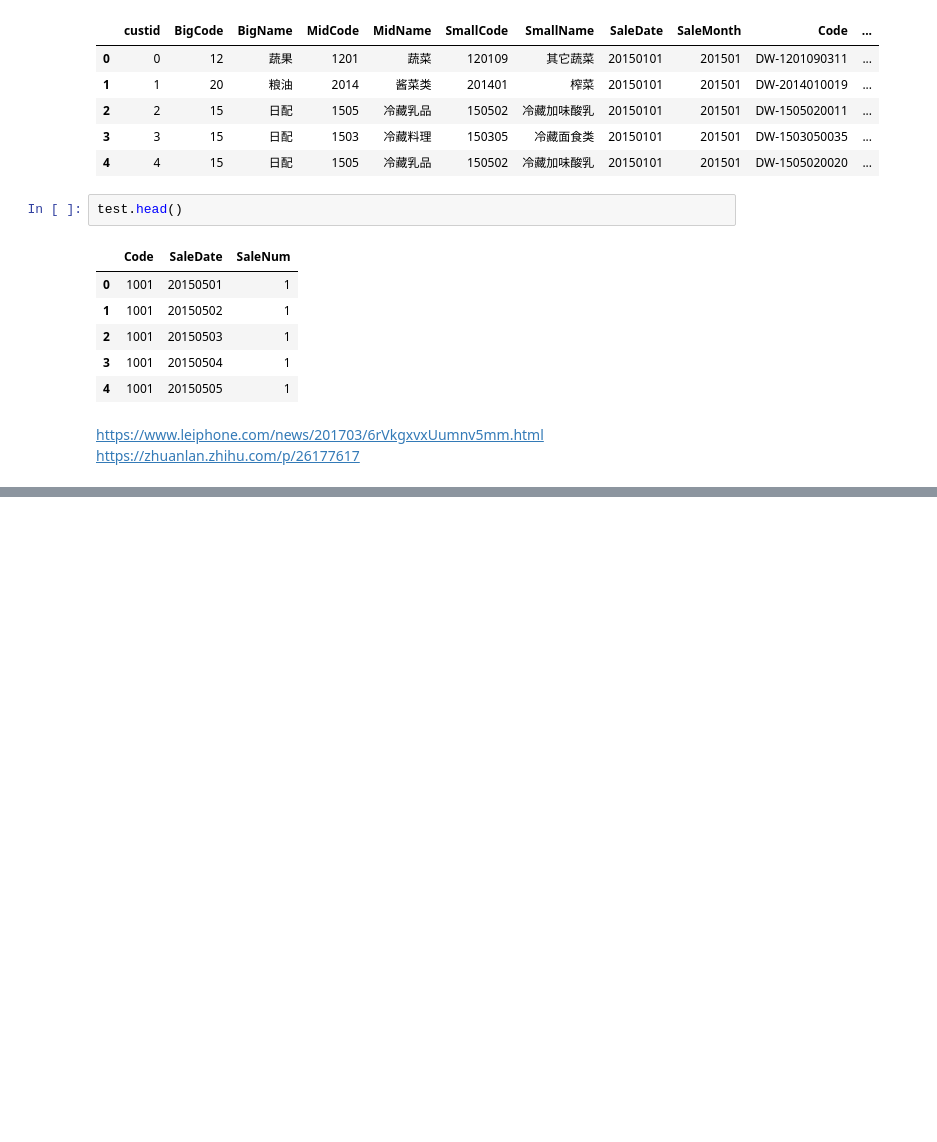
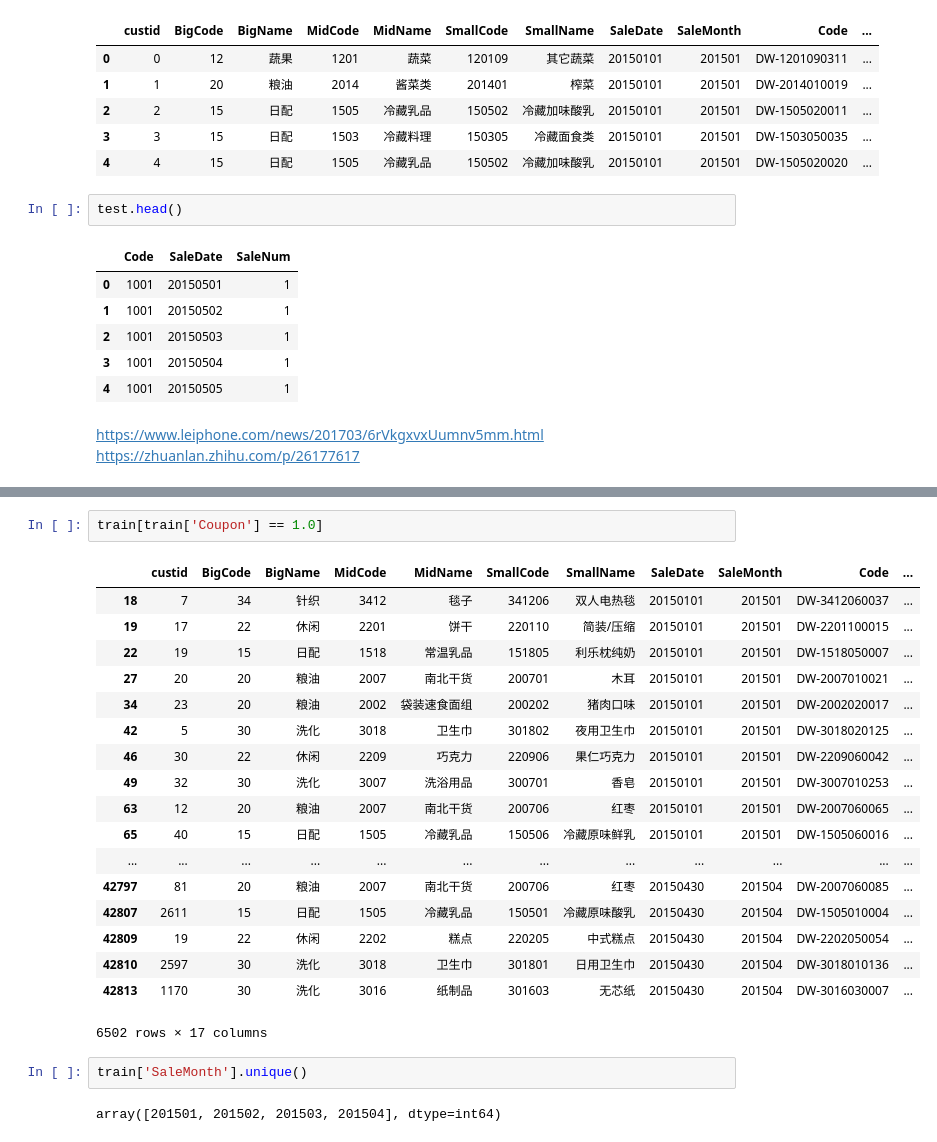
Before and after one commit to dereksjtu/MachineLearning_Matches, a Jupyter notebook: supermarket/EDA_supermarket.ipynb, the cells around one changed output, grey strips where cells are left out. Saved outputs shown, nothing was run; the diff lists cells and outputs as text; blank space fills up the shorter version.

```diff
--- a/supermarket/EDA_supermarket.ipynb
+++ b/supermarket/EDA_supermarket.ipynb
@@ -209,0 +231,25 @@ https://zhuanlan.zhihu.com/p/26177617
+# %%
+train[train['Coupon'] == 1.0]
+# %% [output]
+|  | custid | BigCode | BigName | MidCode | MidName | SmallCode | SmallName | SaleDate | SaleMonth | Code | ... |
+| 18 | 7 | 34 | 针织 | 3412 | 毯子 | 341206 | 双人电热毯 | 20150101 | 201501 | DW-3412060037 | ... |
+| 19 | 17 | 22 | 休闲 | 2201 | 饼干 | 220110 | 简装/压缩 | 20150101 | 201501 | DW-2201100015 | ... |
+| 22 | 19 | 15 | 日配 | 1518 | 常温乳品 | 151805 | 利乐枕纯奶 | 20150101 | 201501 | DW-1518050007 | ... |
+| 27 | 20 | 20 | 粮油 | 2007 | 南北干货 | 200701 | 木耳 | 20150101 | 201501 | DW-2007010021 | ... |
+| 34 | 23 | 20 | 粮油 | 2002 | 袋装速食面组 | 200202 | 猪肉口味 | 20150101 | 201501 | DW-2002020017 | ... |
+| 42 | 5 | 30 | 洗化 | 3018 | 卫生巾 | 301802 | 夜用卫生巾 | 20150101 | 201501 | DW-3018020125 | ... |
+| 46 | 30 | 22 | 休闲 | 2209 | 巧克力 | 220906 | 果仁巧克力 | 20150101 | 201501 | DW-2209060042 | ... |
+| 49 | 32 | 30 | 洗化 | 3007 | 洗浴用品 | 300701 | 香皂 | 20150101 | 201501 | DW-3007010253 | ... |
+| 63 | 12 | 20 | 粮油 | 2007 | 南北干货 | 200706 | 红枣 | 20150101 | 201501 | DW-2007060065 | ... |
+| 65 | 40 | 15 | 日配 | 1505 | 冷藏乳品 | 150506 | 冷藏原味鲜乳 | 20150101 | 201501 | DW-1505060016 | ... |
+| ... | ... | ... | ... | ... | ... | ... | ... | ... | ... | ... | ... |
+| 42797 | 81 | 20 | 粮油 | 2007 | 南北干货 | 200706 | 红枣 | 20150430 | 201504 | DW-2007060085 | ... |
+| 42807 | 2611 | 15 | 日配 | 1505 | 冷藏乳品 | 150501 | 冷藏原味酸乳 | 20150430 | 201504 | DW-1505010004 | ... |
+| 42809 | 19 | 22 | 休闲 | 2202 | 糕点 | 220205 | 中式糕点 | 20150430 | 201504 | DW-2202050054 | ... |
+| 42810 | 2597 | 30 | 洗化 | 3018 | 卫生巾 | 301801 | 日用卫生巾 | 20150430 | 201504 | DW-3018010136 | ... |
+| 42813 | 1170 | 30 | 洗化 | 3016 | 纸制品 | 301603 | 无芯纸 | 20150430 | 201504 | DW-3016030007 | ... |
+6502 rows × 17 columns
+# %%
+train['SaleMonth'].unique()
+# %% [output]
+array([201501, 201502, 201503, 201504], dtype=int64)
```
Also changed, not shown: parts of 5 cells of this notebook, 2 other files.
